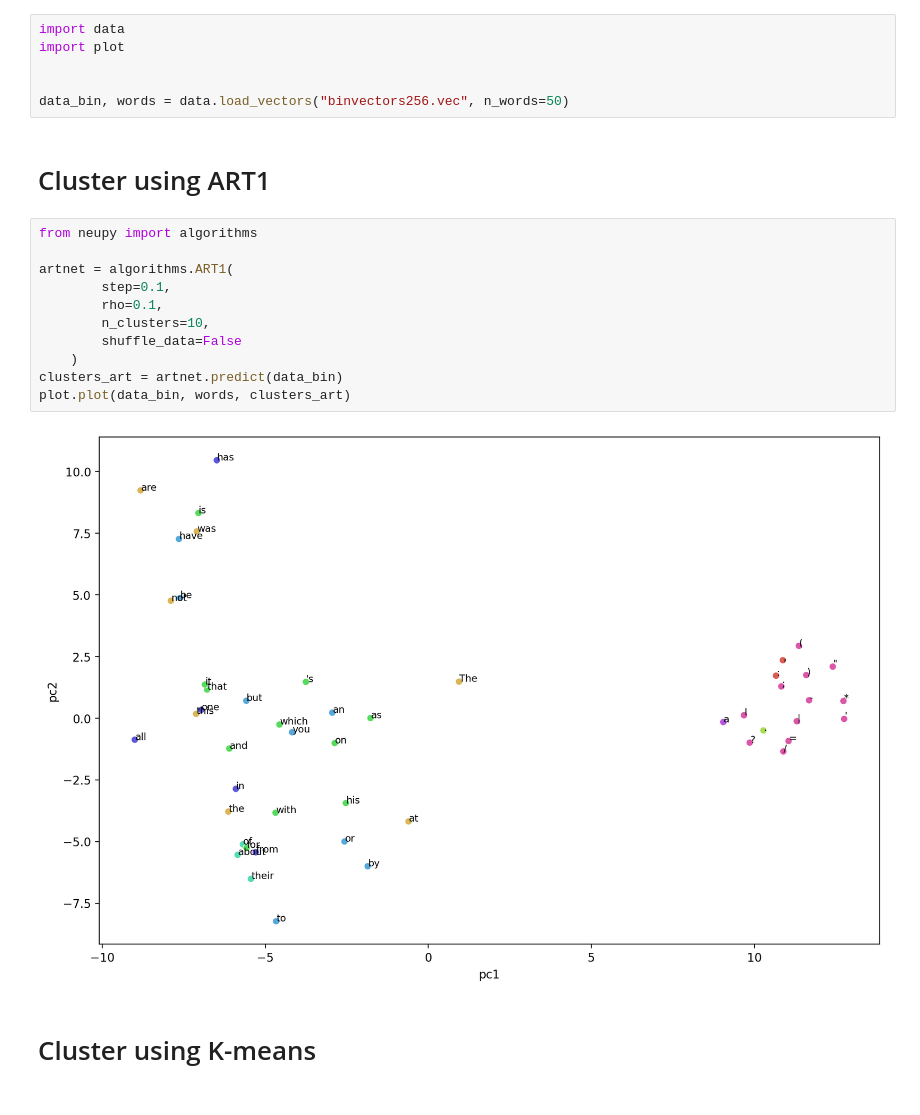
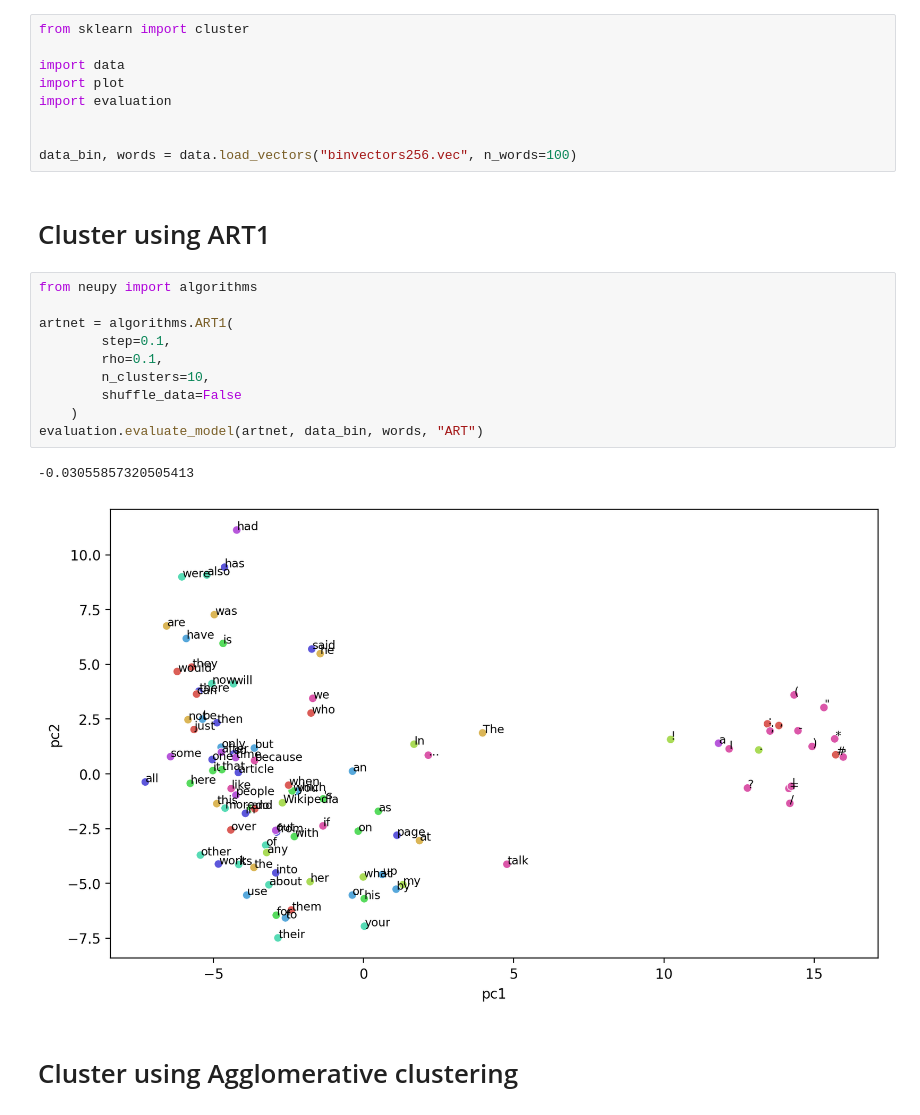
Before and after one commit to peterdekker/agents-art, a Jupyter notebook: ART clustering.ipynb, the cells around one changed output. Cells and saved outputs as stored; diff of their text form.

Commit message:
Created different models and moved code into eval function

```diff
--- a/ART clustering.ipynb
+++ b/ART clustering.ipynb
@@ -1,26 +1,29 @@
 # %% [markdown]
 # Load data
 # %%
+from sklearn import cluster
+
 import data
 import plot
+import evaluation
 
 
-data_bin, words = data.load_vectors("binvectors256.vec", n_words=50)
+data_bin, words = data.load_vectors("binvectors256.vec", n_words=100)
 # %% [markdown]
 # Cluster using ART1
 # %%
 from neupy import algorithms
 
 artnet = algorithms.ART1(
         step=0.1,
         rho=0.1,
         n_clusters=10,
         shuffle_data=False
     )
-clusters_art = artnet.predict(data_bin)
-plot.plot(data_bin, words, clusters_art)
+evaluation.evaluate_model(artnet, data_bin, words, "ART")
 # %% [output]
+-0.03055857320505413
-[figure, old version]
+[figure, new version]
 # %% [markdown]
-# Cluster using K-means
+# Cluster using Agglomerative clustering
 # %%
```
Also changed, not shown: parts of 5 cells of this notebook, 2 other files.
